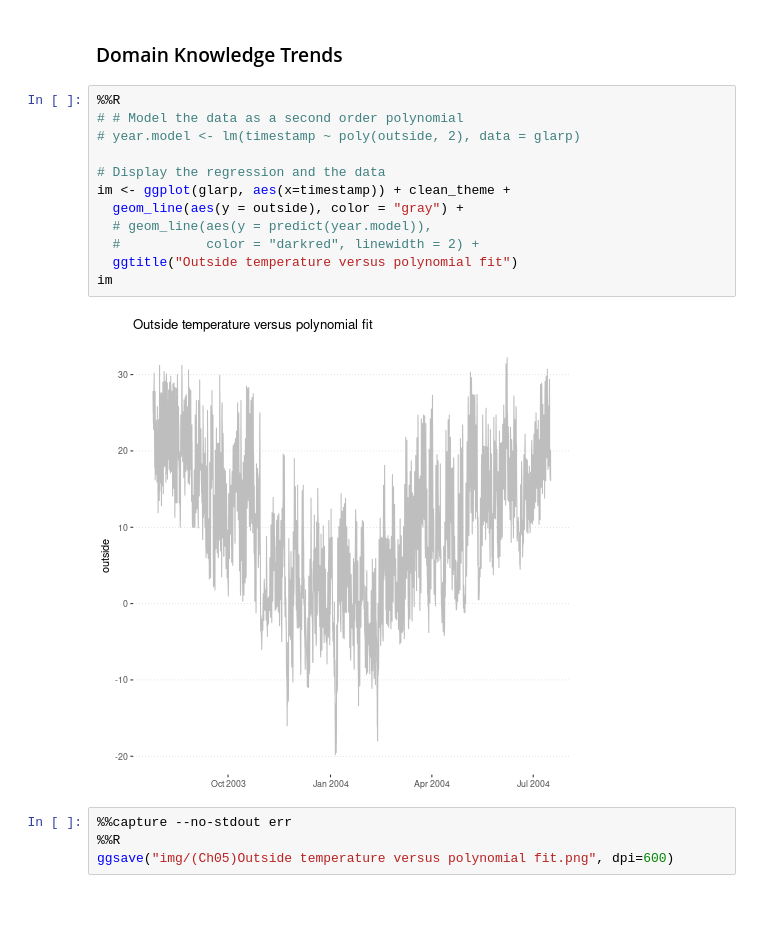
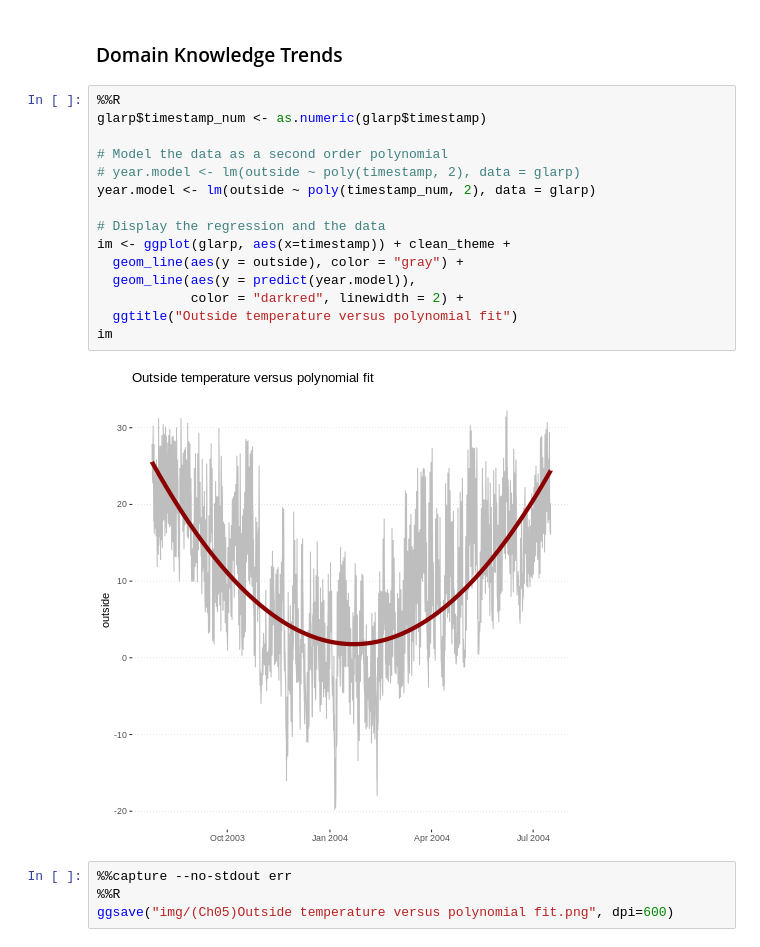
Before and after one commit to NicHerndon/DCQA, a Jupyter notebook: 05-Data_Quality.ipynb, the cells around one changed output. Saved outputs shown, nothing was run; the diff lists cells and outputs as text; blank space fills up the shorter version.

```diff
--- a/05-Data_Quality.ipynb
+++ b/05-Data_Quality.ipynb
@@ -666,18 +665,21 @@ Saving 6.67 x 6.67 in image
 ### Domain Knowledge Trends
 # %%
 %%R
-# # Model the data as a second order polynomial
-# year.model <- lm(timestamp ~ poly(outside, 2), data = glarp)
+glarp$timestamp_num <- as.numeric(glarp$timestamp)
+
+# Model the data as a second order polynomial
+# year.model <- lm(outside ~ poly(timestamp, 2), data = glarp)
+year.model <- lm(outside ~ poly(timestamp_num, 2), data = glarp)
 
 # Display the regression and the data
 im <- ggplot(glarp, aes(x=timestamp)) + clean_theme +
   geom_line(aes(y = outside), color = "gray") +
-  # geom_line(aes(y = predict(year.model)),
-  #           color = "darkred", linewidth = 2) +
+  geom_line(aes(y = predict(year.model)),
+            color = "darkred", linewidth = 2) +
   ggtitle("Outside temperature versus polynomial fit")
 im
 # %% [output]
-[figure, old version]
+[figure, new version]
 # %%
 %%capture --no-stdout err
 %%R
```
Also changed, not shown: parts of 15 cells of this notebook.
